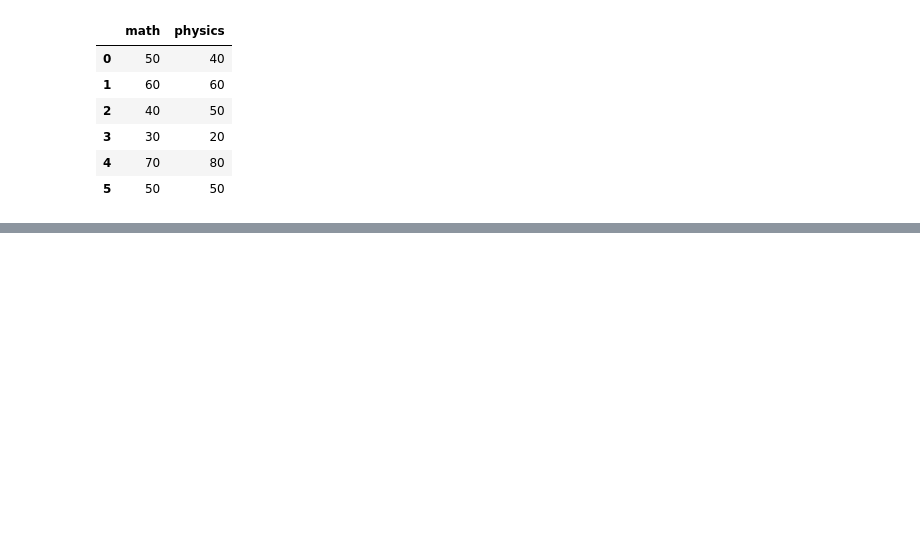
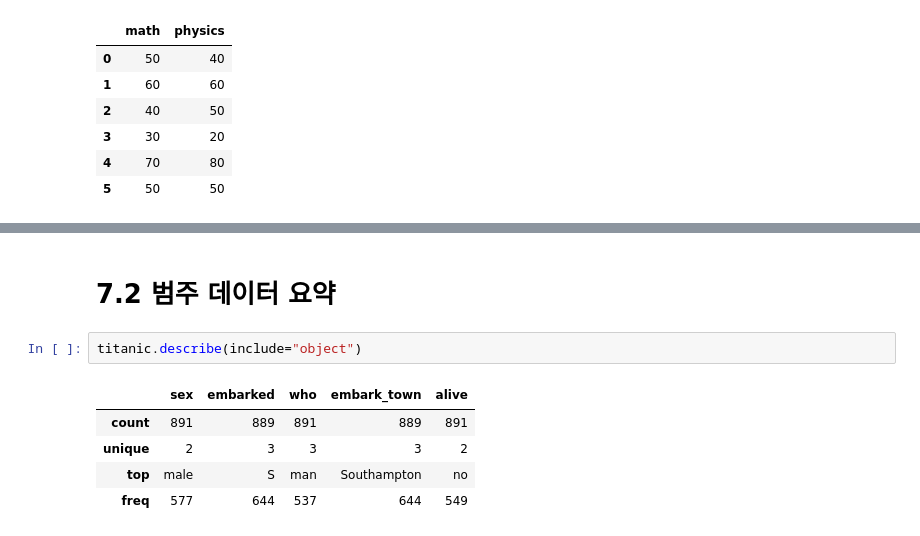
Before and after one commit to seok9924/TDL, a Jupyter notebook: Data Analysis/Data Analysis Day 4 - Pandas.ipynb, the cells around one changed output, grey strips where cells are left out. Saved outputs shown, nothing was run; the diff lists cells and outputs as text; blank space fills up the shorter version.

```diff
--- a/Data Analysis/Data Analysis Day 4 - Pandas.ipynb
+++ b/Data Analysis/Data Analysis Day 4 - Pandas.ipynb
@@ -623,0 +641,10 @@ df
+# %% [markdown]
+# 7.2 범주 데이터 요약
+# %%
+titanic.describe(include="object")
+# %% [output]
+|  | sex | embarked | who | embark_town | alive |
+| count | 891 | 889 | 891 | 889 | 891 |
+| unique | 2 | 3 | 3 | 3 | 2 |
+| top | male | S | man | Southampton | no |
+| freq | 577 | 644 | 537 | 644 | 549 |
```
Also changed, not shown: parts of 11 cells of this notebook, 14 other files.
